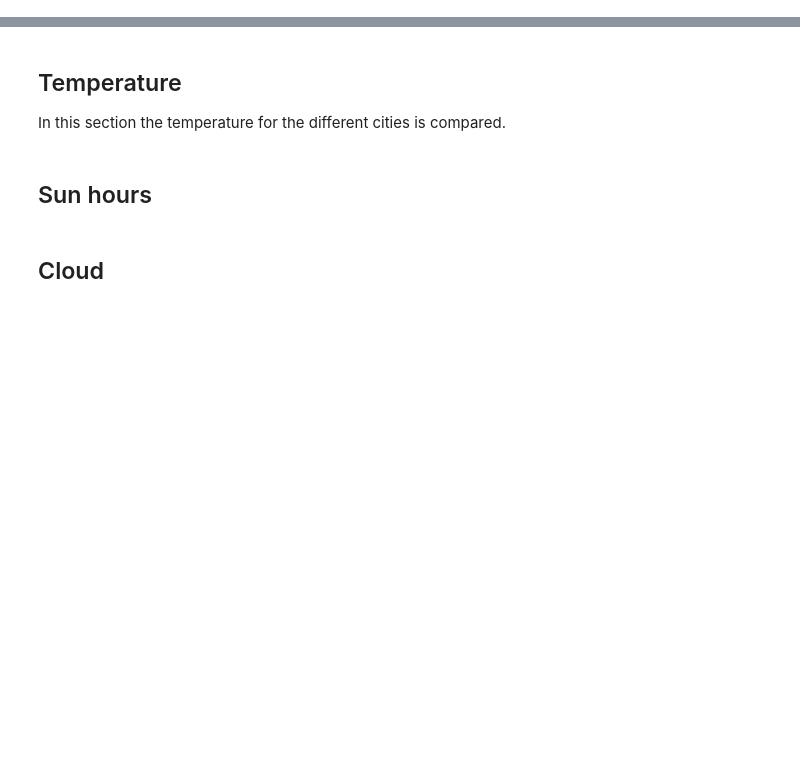
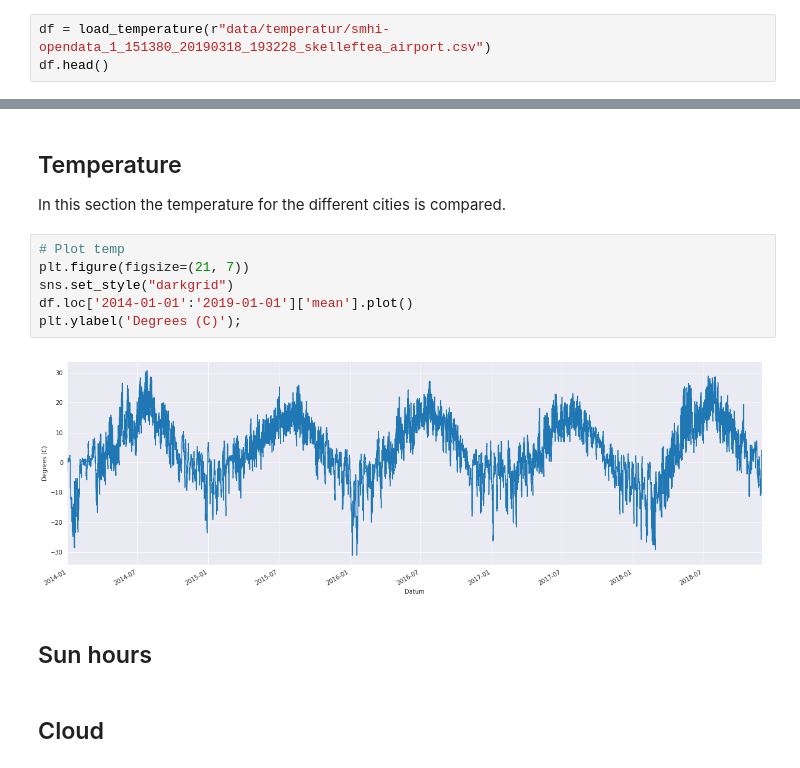
Before and after one commit to olundberg/weather_analysis, a Jupyter notebook: weather_analysis.ipynb, the cells around one changed output, grey strips where cells are left out. Saved outputs shown, nothing was run; the diff lists cells and outputs as text; blank space fills up the shorter version.

```diff
--- a/weather_analysis.ipynb
+++ b/weather_analysis.ipynb
@@ -26,0 +30,3 @@ import seaborn as sns
+# %%
+df = load_temperature(r"data/temperatur/smhi-opendata_1_151380_20190318_193228_skelleftea_airport.csv")
+df.head()
@@ -27,6 +42,14 @@ import seaborn as sns
 # %% [markdown]
 ## Temperature
 In this section the temperature for the different cities is compared.
+# %%
+# Plot temp
+plt.figure(figsize=(21, 7))
+sns.set_style("darkgrid")
+df.loc['2014-01-01':'2019-01-01']['mean'].plot()
+plt.ylabel('Degrees (C)');
+# %% [output]
+[figure, added]
 # %% [markdown]
 ## Sun hours
 # %% [markdown]
```
Also changed, not shown: parts of 2 cells of this notebook.
